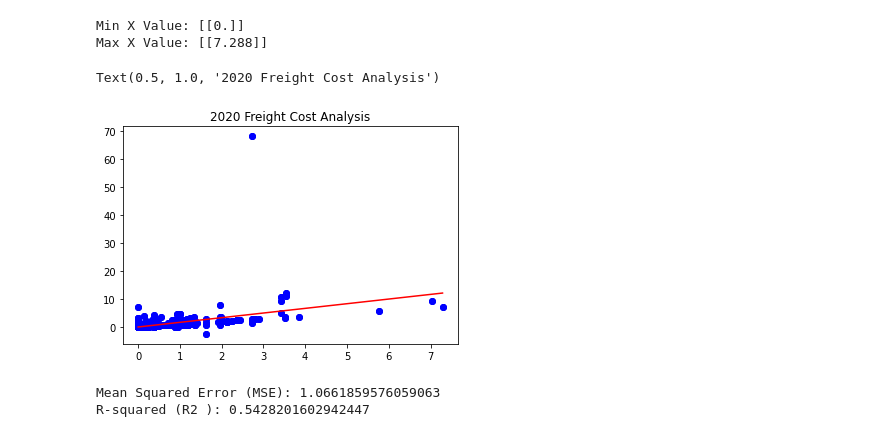
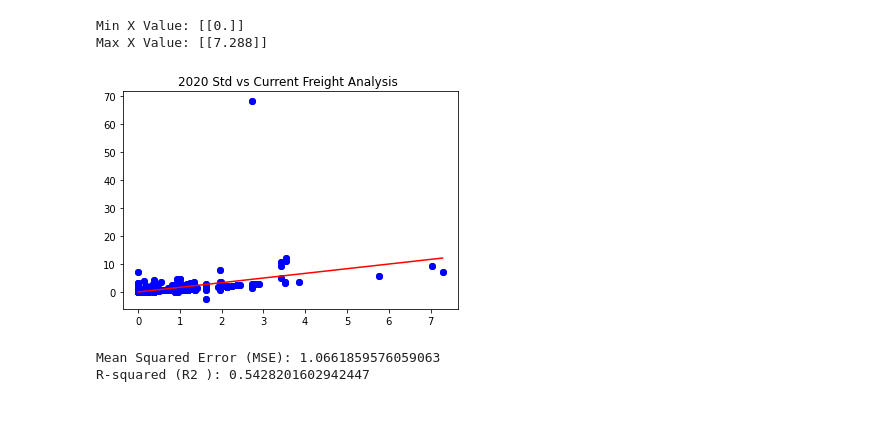
Before and after one commit to jinemec23/Final_Project, a Jupyter notebook: freight_analysis.ipynb, the cells around one changed output. Cells and saved outputs as stored; diff of their text form; code cells hidden in the pictures.

```diff
--- a/freight_analysis.ipynb
+++ b/freight_analysis.ipynb
@@ -196,10 +210,10 @@ y_max = model.predict(x_max)
 # %%
 plt.scatter(X, y, c='blue')
 plt.plot([x_min[0], x_max[0]], [y_min[0], y_max[0]], c='red')
-plt.title("2020 Freight Cost Analysis")
+plt.title("2020 Std vs Current Freight Analysis ")
+plt.savefig('2020current_v_system_linear.png')
 # %% [output]
-Text(0.5, 1.0, '2020 Freight Cost Analysis')
-[figure, old version]
+[figure, new version]
 # %%
 from sklearn.model_selection import train_test_split
 
```
Also changed, not shown: parts of 10 cells of this notebook, 6 other files.
